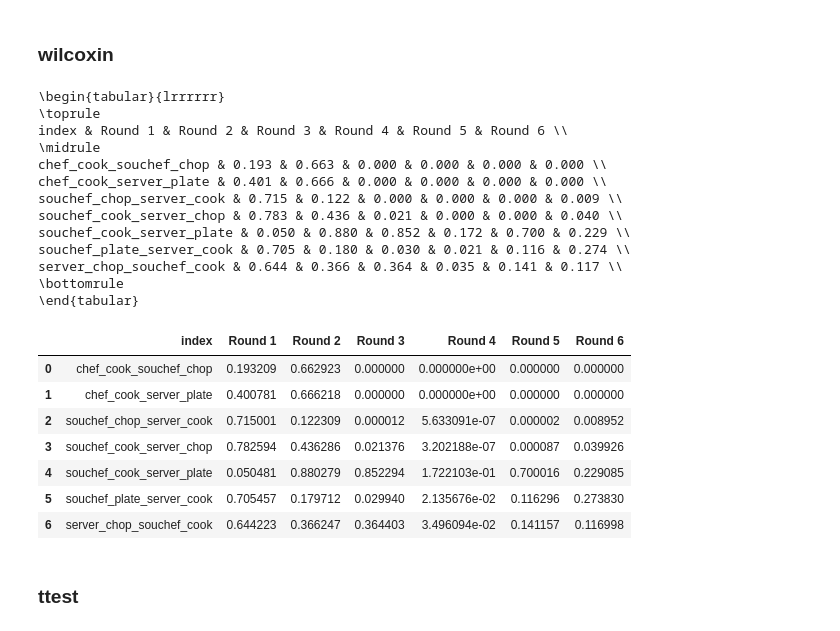
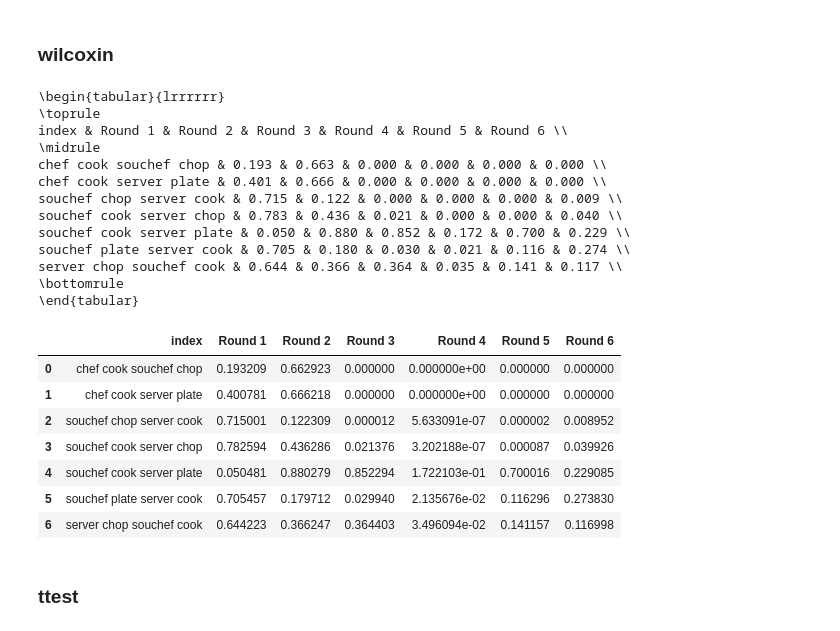
Before and after one commit to Thunderbeee/hai-cooking, a Jupyter notebook: analysis new/ticks-scale analysis.ipynb, the cells around one changed output. Cells and saved outputs as stored; diff of their text form; code cells hidden in the pictures.

```diff
--- a/analysis new/ticks-scale analysis.ipynb
+++ b/analysis new/ticks-scale analysis.ipynb
@@ -305,49 +305,49 @@ def wilcoxin_ticks(group1, group2):
         for feature in features:
             if feature in ["chef_cook_souchef_chop", "chef_cook_server_plate"] and i > 2:
                 cur_record.append(0)
             else:
                 x = group1[i][feature]
                 y = group2[i][feature]
                 sample_len = min(x.shape[0], y.shape[0])
                 cur_record.append(scipy.stats.wilcoxon(
                     x[:sample_len], y[:sample_len]
                 )[1])
         final_record.append(cur_record)
     df = pd.DataFrame(final_record).T
     df = df.rename(columns={0:"Round 1", 1:"Round 2", 2:"Round 3", 3:"Round 4", 4:"Round 5", 5:"Round 6"})
-    df = df.rename({0:"chef_cook_souchef_chop", 1:"chef_cook_server_plate", 2:"souchef_chop_server_cook",
-                    3:"souchef_cook_server_chop", 4:"souchef_cook_server_plate", 5:"souchef_plate_server_cook",
-                   6: "server_chop_souchef_cook"}, axis=0)
+    df = df.rename({0:"chef cook souchef chop", 1:"chef cook server plate", 2:"souchef chop server cook",
+                    3:"souchef cook server chop", 4:"souchef cook server plate", 5:"souchef plate server cook",
+                   6: "server chop souchef cook"}, axis=0)
     df = df.reset_index()
     print(
         df.to_latex(index=False,
                     formatters={"name": str.upper},
                     float_format="{:.3f}".format)
     )
     return df
 
 wilcoxin_ticks(s1_rounds_t, control_rounds_t)
 # %% [output]
 \begin{tabular}{lrrrrrr}
 \toprule
 index & Round 1 & Round 2 & Round 3 & Round 4 & Round 5 & Round 6 \\
 \midrule
-chef_cook_souchef_chop & 0.193 & 0.663 & 0.000 & 0.000 & 0.000 & 0.000 \\
-chef_cook_server_plate & 0.401 & 0.666 & 0.000 & 0.000 & 0.000 & 0.000 \\
-souchef_chop_server_cook & 0.715 & 0.122 & 0.000 & 0.000 & 0.000 & 0.009 \\
-souchef_cook_server_chop & 0.783 & 0.436 & 0.021 & 0.000 & 0.000 & 0.040 \\
-souchef_cook_server_plate & 0.050 & 0.880 & 0.852 & 0.172 & 0.700 & 0.229 \\
-souchef_plate_server_cook & 0.705 & 0.180 & 0.030 & 0.021 & 0.116 & 0.274 \\
-server_chop_souchef_cook & 0.644 & 0.366 & 0.364 & 0.035 & 0.141 & 0.117 \\
+chef cook souchef chop & 0.193 & 0.663 & 0.000 & 0.000 & 0.000 & 0.000 \\
+chef cook server plate & 0.401 & 0.666 & 0.000 & 0.000 & 0.000 & 0.000 \\
+souchef chop server cook & 0.715 & 0.122 & 0.000 & 0.000 & 0.000 & 0.009 \\
+souchef cook server chop & 0.783 & 0.436 & 0.021 & 0.000 & 0.000 & 0.040 \\
+souchef cook server plate & 0.050 & 0.880 & 0.852 & 0.172 & 0.700 & 0.229 \\
+souchef plate server cook & 0.705 & 0.180 & 0.030 & 0.021 & 0.116 & 0.274 \\
+server chop souchef cook & 0.644 & 0.366 & 0.364 & 0.035 & 0.141 & 0.117 \\
 \bottomrule
 \end{tabular}
 |  | index | Round 1 | Round 2 | Round 3 | Round 4 | Round 5 | Round 6 |
-| 0 | chef_cook_souchef_chop | 0.193209 | 0.662923 | 0.000000 | 0.000000e+00 | 0.000000 | 0.000000 |
-| 1 | chef_cook_server_plate | 0.400781 | 0.666218 | 0.000000 | 0.000000e+00 | 0.000000 | 0.000000 |
-| 2 | souchef_chop_server_cook | 0.715001 | 0.122309 | 0.000012 | 5.633091e-07 | 0.000002 | 0.008952 |
-| 3 | souchef_cook_server_chop | 0.782594 | 0.436286 | 0.021376 | 3.202188e-07 | 0.000087 | 0.039926 |
-| 4 | souchef_cook_server_plate | 0.050481 | 0.880279 | 0.852294 | 1.722103e-01 | 0.700016 | 0.229085 |
-| 5 | souchef_plate_server_cook | 0.705457 | 0.179712 | 0.029940 | 2.135676e-02 | 0.116296 | 0.273830 |
-| 6 | server_chop_souchef_cook | 0.644223 | 0.366247 | 0.364403 | 3.496094e-02 | 0.141157 | 0.116998 |
+| 0 | chef cook souchef chop | 0.193209 | 0.662923 | 0.000000 | 0.000000e+00 | 0.000000 | 0.000000 |
+| 1 | chef cook server plate | 0.400781 | 0.666218 | 0.000000 | 0.000000e+00 | 0.000000 | 0.000000 |
+| 2 | souchef chop server cook | 0.715001 | 0.122309 | 0.000012 | 5.633091e-07 | 0.000002 | 0.008952 |
+| 3 | souchef cook server chop | 0.782594 | 0.436286 | 0.021376 | 3.202188e-07 | 0.000087 | 0.039926 |
+| 4 | souchef cook server plate | 0.050481 | 0.880279 | 0.852294 | 1.722103e-01 | 0.700016 | 0.229085 |
+| 5 | souchef plate server cook | 0.705457 | 0.179712 | 0.029940 | 2.135676e-02 | 0.116296 | 0.273830 |
+| 6 | server chop souchef cook | 0.644223 | 0.366247 | 0.364403 | 3.496094e-02 | 0.141157 | 0.116998 |
 # %% [markdown]
 ### ttest
```
Also changed, not shown: parts of 8 cells of this notebook.
